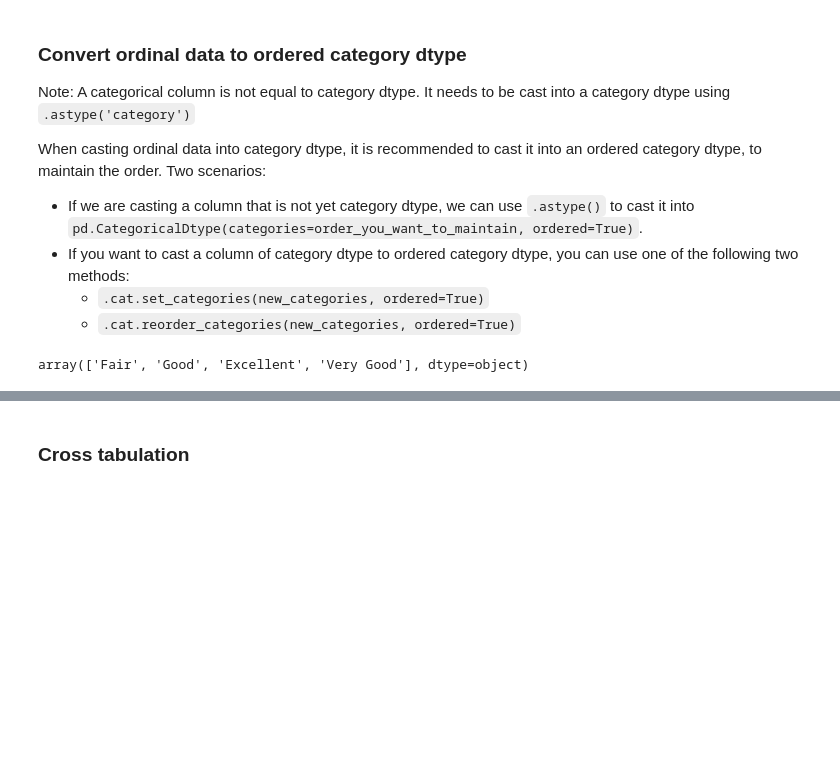
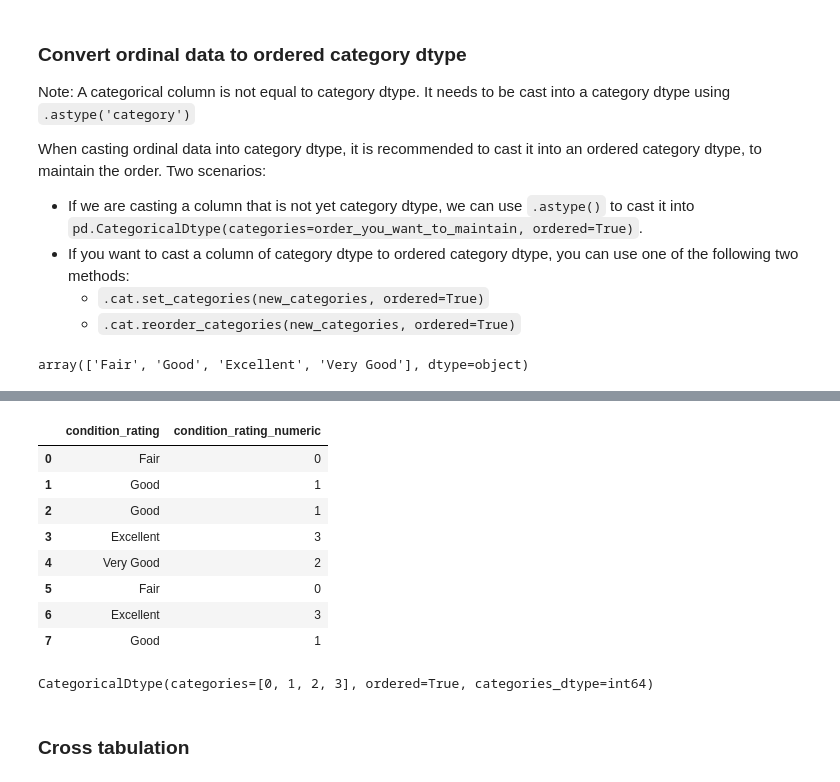
Before and after one commit to jieshu-wang-SBU/EST389_371_2026_spring, a Jupyter notebook: lectures/06-EDA_and_visualization_1/06-01_data_inspection.ipynb, the cells around one changed output, grey strips where cells are left out. Drawn from its saved outputs; the diff is of its cells as text; code cells hidden in the pictures; blank space fills up the shorter version.

```diff
--- a/lectures/06-EDA_and_visualization_1/06-01_data_inspection.ipynb
+++ b/lectures/06-EDA_and_visualization_1/06-01_data_inspection.ipynb
@@ -207,3 +226,24 @@ Name: count, dtype: int64
+# %%
+# you can also use .cat.rename_categories
+
+df['condition_rating_numeric'] = df['condition_rating'].cat.rename_categories([0, 1, 2, 3])
+
+df[['condition_rating','condition_rating_numeric']]
+# %% [output]
+|  | condition_rating | condition_rating_numeric |
+| 0 | Fair | 0 |
+| 1 | Good | 1 |
+| 2 | Good | 1 |
+| 3 | Excellent | 3 |
+| 4 | Very Good | 2 |
+| 5 | Fair | 0 |
+| 6 | Excellent | 3 |
+| 7 | Good | 1 |
+# %%
+# in this case, the type of this column is still category dtype
+df['condition_rating_numeric'].dtypes
+# %% [output]
+CategoricalDtype(categories=[0, 1, 2, 3], ordered=True, categories_dtype=int64)
 # %% [markdown]
 ### Cross tabulation
 # %%
```
Also changed, not shown: parts of 5 cells of this notebook, 1 other file.
